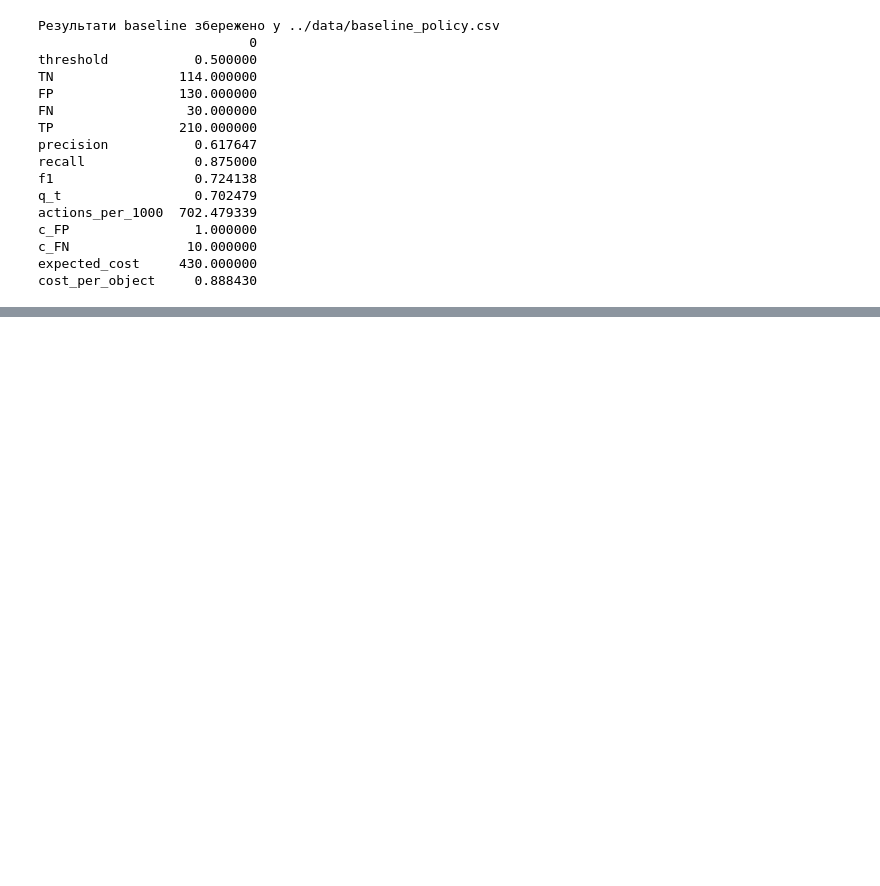
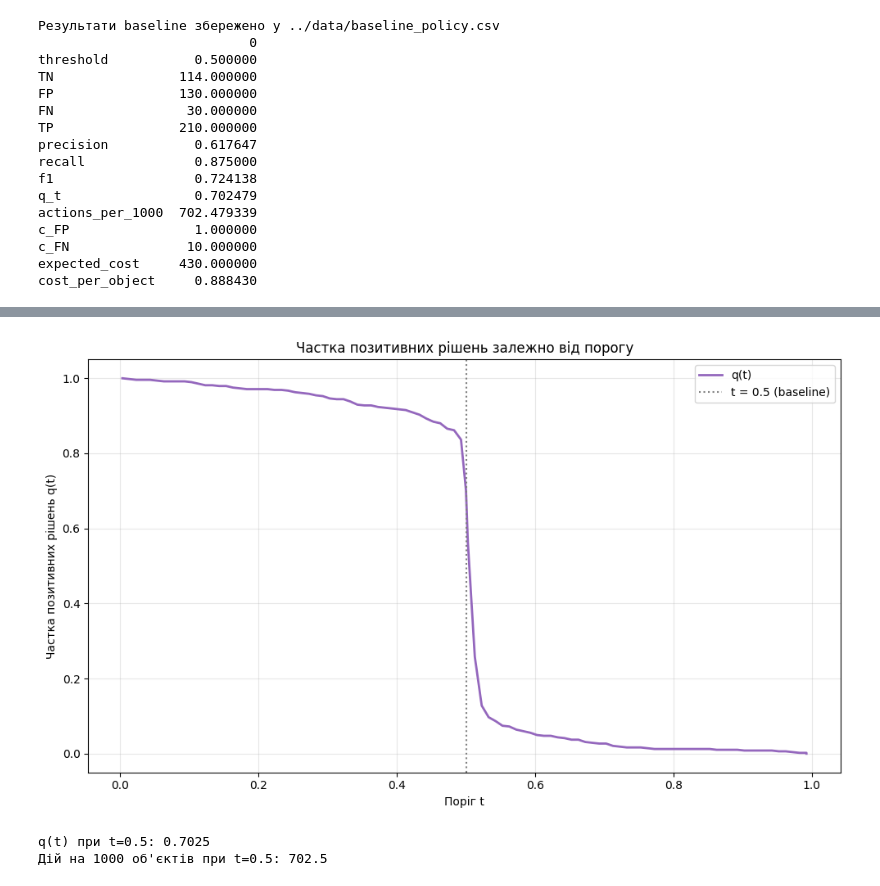
Before and after one commit to Yaroslav071315/machine-learning-course-volovnyk, a Jupyter notebook: practical04/notebook/Practical04.ipynb, the cells around one changed output, grey strips where cells are left out. Drawn from its saved outputs; the diff is of its cells as text; code cells hidden in the pictures; blank space fills up the shorter version.

```diff
--- a/practical04/notebook/Practical04.ipynb
+++ b/practical04/notebook/Practical04.ipynb
@@ -483,0 +622,23 @@ cost_per_object     0.888430
+# %%
+fig, ax = plt.subplots(figsize=(10, 6))
+
+ax.plot(grid_df['threshold'], grid_df['q_t'],
+        color='tab:purple', linewidth=2, label='q(t)')
+ax.axvline(0.5, color='gray', linestyle=':', label='t = 0.5 (baseline)')
+
+ax.set_xlabel('Поріг t')
+ax.set_ylabel('Частка позитивних рішень q(t)')
+ax.set_title('Частка позитивних рішень залежно від порогу')
+ax.legend()
+ax.grid(alpha=0.3)
+
+plt.tight_layout()
+plt.savefig('../figures/q_t_vs_threshold.png', dpi=120)
+plt.show()
+
+print(f'q(t) при t=0.5: {grid_df.loc[(grid_df["threshold"]-0.5).abs().idxmin(), "q_t"]:.4f}')
+print(f'Дій на 1000 об\'єктів при t=0.5: {grid_df.loc[(grid_df["threshold"]-0.5).abs().idxmin(), "actions_per_1000"]:.1f}')
+# %% [output]
+[figure, added]
+q(t) при t=0.5: 0.7025
+Дій на 1000 об'єктів при t=0.5: 702.5
```
Also changed, not shown: parts of 19 cells of this notebook, 6 other files.
